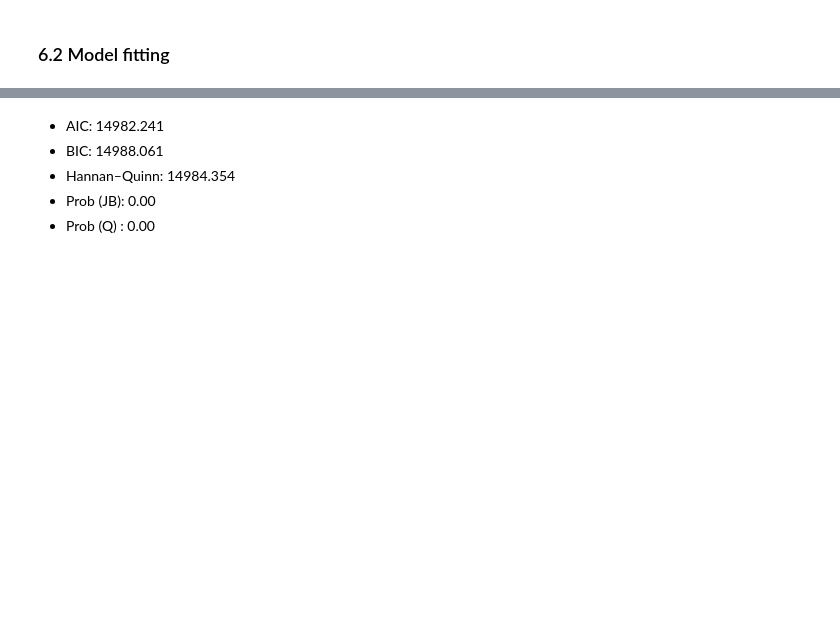
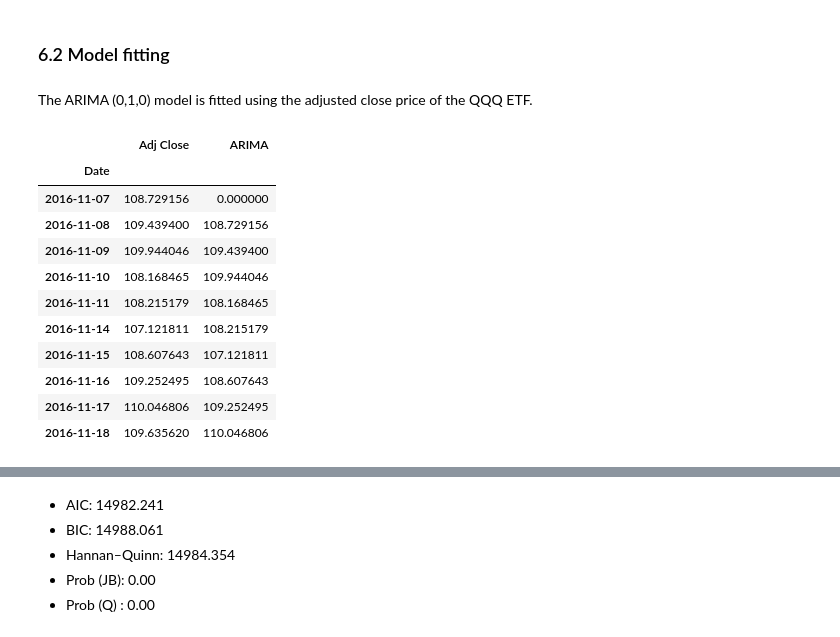
Before and after one commit to 2026119-jpg/Machine-Learning-2026119, a Jupyter notebook: CA12026119_Mayra_Lugo_C.ipynb, the cells around one changed output, grey strips where cells are left out. Saved outputs shown, nothing was run; the diff lists cells and outputs as text; code cells hidden in the pictures; blank space fills up the shorter version.

```diff
--- a/CA12026119_Mayra_Lugo_C.ipynb
+++ b/CA12026119_Mayra_Lugo_C.ipynb
@@ -1306,3 +1308,5 @@ The ARIMA (0,1,0) model is fitted using the adjusted close price of the QQQ ETF.
+# %% [markdown]
+The ARIMA (0,1,0) model is fitted using the adjusted close price of the QQQ ETF.
 # %%
 from statsmodels.tsa.arima.model import ARIMA
 
@@ -1317,3 +1322,18 @@ df_TS['ARIMA'] = results_AR.fittedvalues
+# %%
+df_TS[['Adj Close', 'ARIMA']].head(10)
+# %% [output]
+|  | Adj Close | ARIMA |
+| Date |  |  |
+| 2016-11-07 | 108.729156 | 0.000000 |
+| 2016-11-08 | 109.439400 | 108.729156 |
+| 2016-11-09 | 109.944046 | 109.439400 |
+| 2016-11-10 | 108.168465 | 109.944046 |
+| 2016-11-11 | 108.215179 | 108.168465 |
+| 2016-11-14 | 107.121811 | 108.215179 |
+| 2016-11-15 | 108.607643 | 107.121811 |
+| 2016-11-16 | 109.252495 | 108.607643 |
+| 2016-11-17 | 110.046806 | 109.252495 |
+| 2016-11-18 | 109.635620 | 110.046806 |
 # %%
 
 arima_M = ARIMA(df_TS['Adj Close'].tolist(), order = (0, 1, 0))
```
Also changed, not shown: parts of 30 cells of this notebook, 4 other files.
